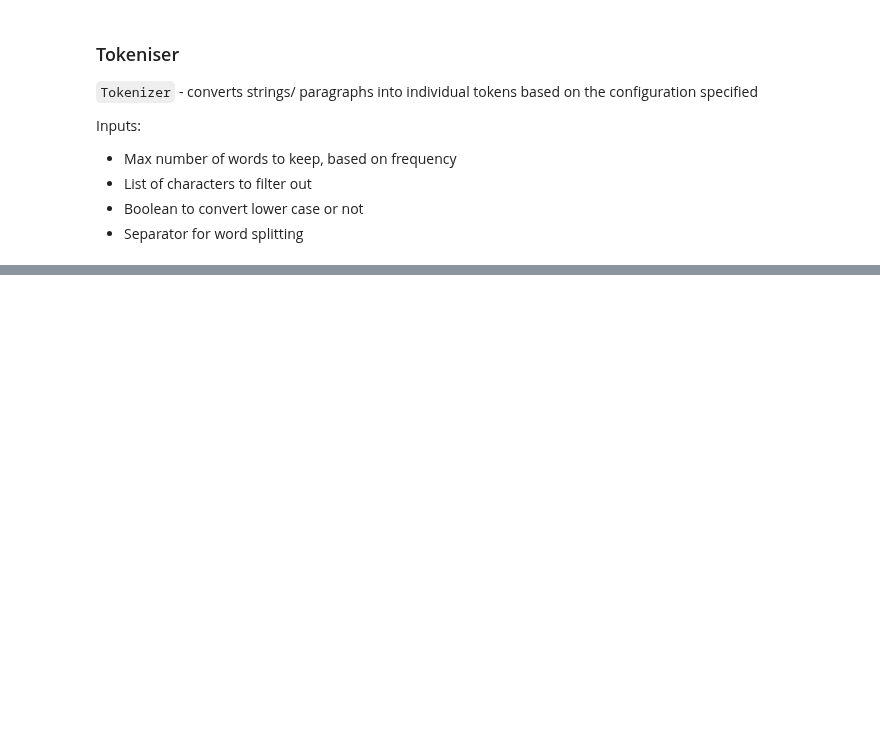
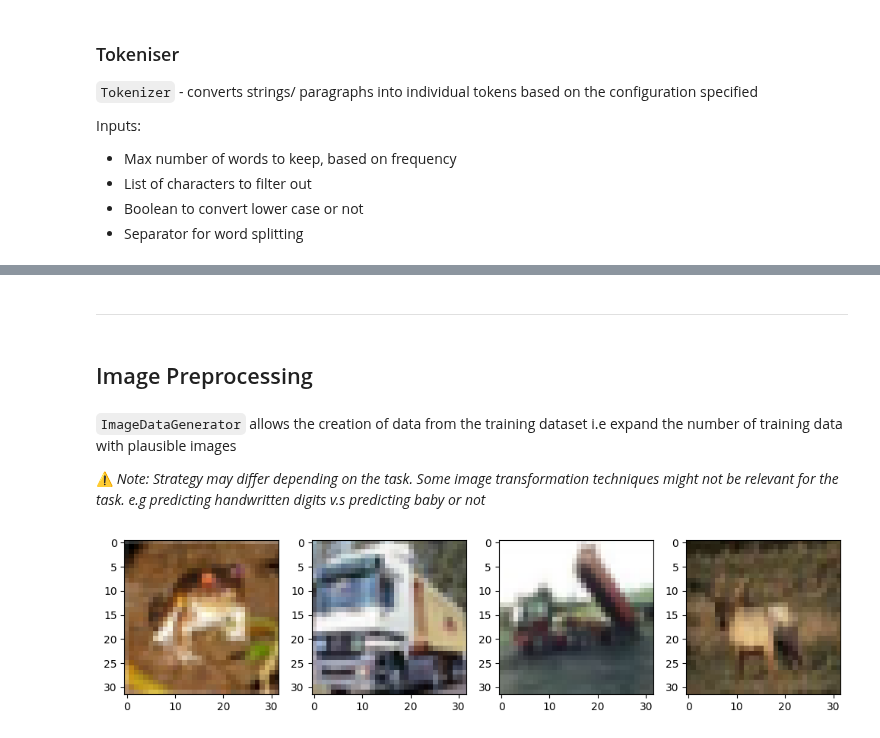
Before and after one commit to minimartzz/tensorflow-cookbook, a Jupyter notebook: ch3 keras/keras-preprocessing-api.ipynb, the cells around one changed output, grey strips where cells are left out. Drawn from its saved outputs; the diff is of its cells as text; code cells hidden in the pictures; blank space fills up the shorter version.

Commit message:
Update: Completed Keras Preprocessing API

```diff
--- a/ch3 keras/keras-preprocessing-api.ipynb
+++ b/ch3 keras/keras-preprocessing-api.ipynb
@@ -223,0 +274,30 @@ pg 157
+# %% [markdown]
+---
+# %% [markdown]
+## Image Preprocessing
+# %% [markdown]
+`ImageDataGenerator` allows the creation of data from the training dataset i.e expand the number of training data with plausible images
+
+⚠️ _Note: Strategy may differ depending on the task. Some image transformation techniques might not be relevant for the task. e.g predicting handwritten digits v.s predicting baby or not_
+# %%
+# Load CIFAR10 dataset
+(x_cifar10_train, y_cifar10_train), (x_cifar10_test, y_cifar10_test) = tf.keras.datasets.cifar10.load_data()
+# %%
+x_cifar10_train = x_cifar10_train[:30000]
+x_cifar10_test = x_cifar10_test
+
+y_cifar10_test = y_cifar10_test[:30000]
+# %%
+import matplotlib as mpl
+import matplotlib.pyplot as plt
+
+plt.figure(figsize=(10, 10))
+n_cols = 4
+for i in range(n_cols):
+  plt.subplot(1, n_cols, i+1)
+  plt.imshow(x_cifar10_train[i])
+
+plt.tight_layout()
+plt.show()
+# %% [output]
+[figure, added]
```
Also changed, not shown: parts of 24 cells of this notebook, 1 other file.
